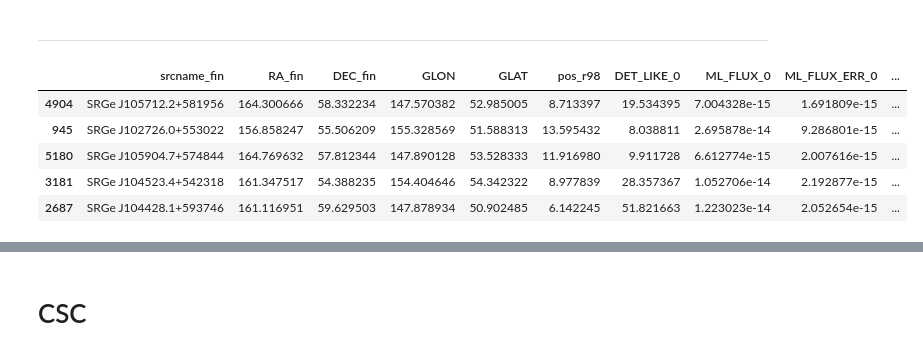
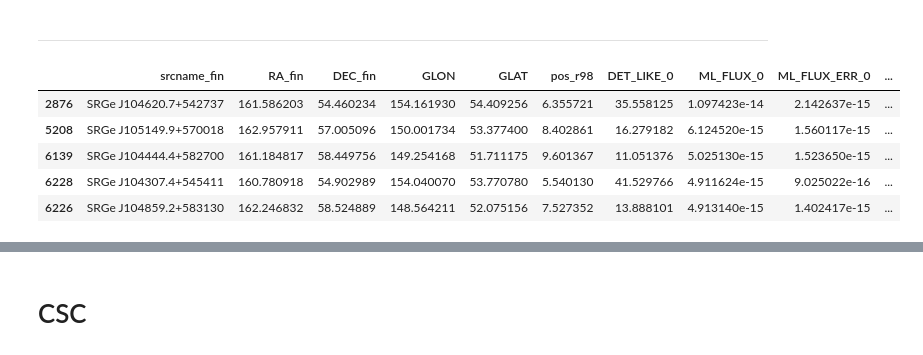
Before and after one commit to SergeiDBykov/lockman_hole, a Jupyter notebook: 2_desi-validation-catalog/1_validation-counterparts.ipynb, the cells around one changed output, grey strips where cells are left out. Drawn from its saved outputs; the diff is of its cells as text; code cells hidden in the pictures.

```diff
--- a/2_desi-validation-catalog/1_validation-counterparts.ipynb
+++ b/2_desi-validation-catalog/1_validation-counterparts.ipynb
@@ -34,15 +25,15 @@ matplotlib settings set
 ***
 # %%
 ero_df = pd.read_pickle(data_path+'ERO_lhpv_03_23_sd01_a15_g14.pkl')
-#ero_df = ero_df.query('DET_LIKE_0>10')
+ero_df = ero_df.query('DET_LIKE_0>10')
 ero_df.sample(5)
 # %% [output]
 |  | srcname_fin | RA_fin | DEC_fin | GLON | GLAT | pos_r98 | DET_LIKE_0 | ML_FLUX_0 | ML_FLUX_ERR_0 | ... |
-| 4904 | SRGe J105712.2+581956 | 164.300666 | 58.332234 | 147.570382 | 52.985005 | 8.713397 | 19.534395 | 7.004328e-15 | 1.691809e-15 | ... |
-| 945 | SRGe J102726.0+553022 | 156.858247 | 55.506209 | 155.328569 | 51.588313 | 13.595432 | 8.038811 | 2.695878e-14 | 9.286801e-15 | ... |
-| 5180 | SRGe J105904.7+574844 | 164.769632 | 57.812344 | 147.890128 | 53.528333 | 11.916980 | 9.911728 | 6.612774e-15 | 2.007616e-15 | ... |
-| 3181 | SRGe J104523.4+542318 | 161.347517 | 54.388235 | 154.404646 | 54.342322 | 8.977839 | 28.357367 | 1.052706e-14 | 2.192877e-15 | ... |
-| 2687 | SRGe J104428.1+593746 | 161.116951 | 59.629503 | 147.878934 | 50.902485 | 6.142245 | 51.821663 | 1.223023e-14 | 2.052654e-15 | ... |
+| 2876 | SRGe J104620.7+542737 | 161.586203 | 54.460234 | 154.161930 | 54.409256 | 6.355721 | 35.558125 | 1.097423e-14 | 2.142637e-15 | ... |
+| 5208 | SRGe J105149.9+570018 | 162.957911 | 57.005096 | 150.001734 | 53.377400 | 8.402861 | 16.279182 | 6.124520e-15 | 1.560117e-15 | ... |
+| 6139 | SRGe J104444.4+582700 | 161.184817 | 58.449756 | 149.254168 | 51.711175 | 9.601367 | 11.051376 | 5.025130e-15 | 1.523650e-15 | ... |
+| 6228 | SRGe J104307.4+545411 | 160.780918 | 54.902989 | 154.040070 | 53.770780 | 5.540130 | 41.529766 | 4.911624e-15 | 9.025022e-16 | ... |
+| 6226 | SRGe J104859.2+583130 | 162.246832 | 58.524889 | 148.564211 | 52.075156 | 7.527352 | 13.888101 | 4.913140e-15 | 1.402417e-15 | ... |
 # %%
 # desi_lh.gz_pkl number of sources and area
 false_dens_arcmin = 2418574 / (41.729 * 3600)
```
Also changed, not shown: parts of 23 cells of this notebook, 10 other files.
